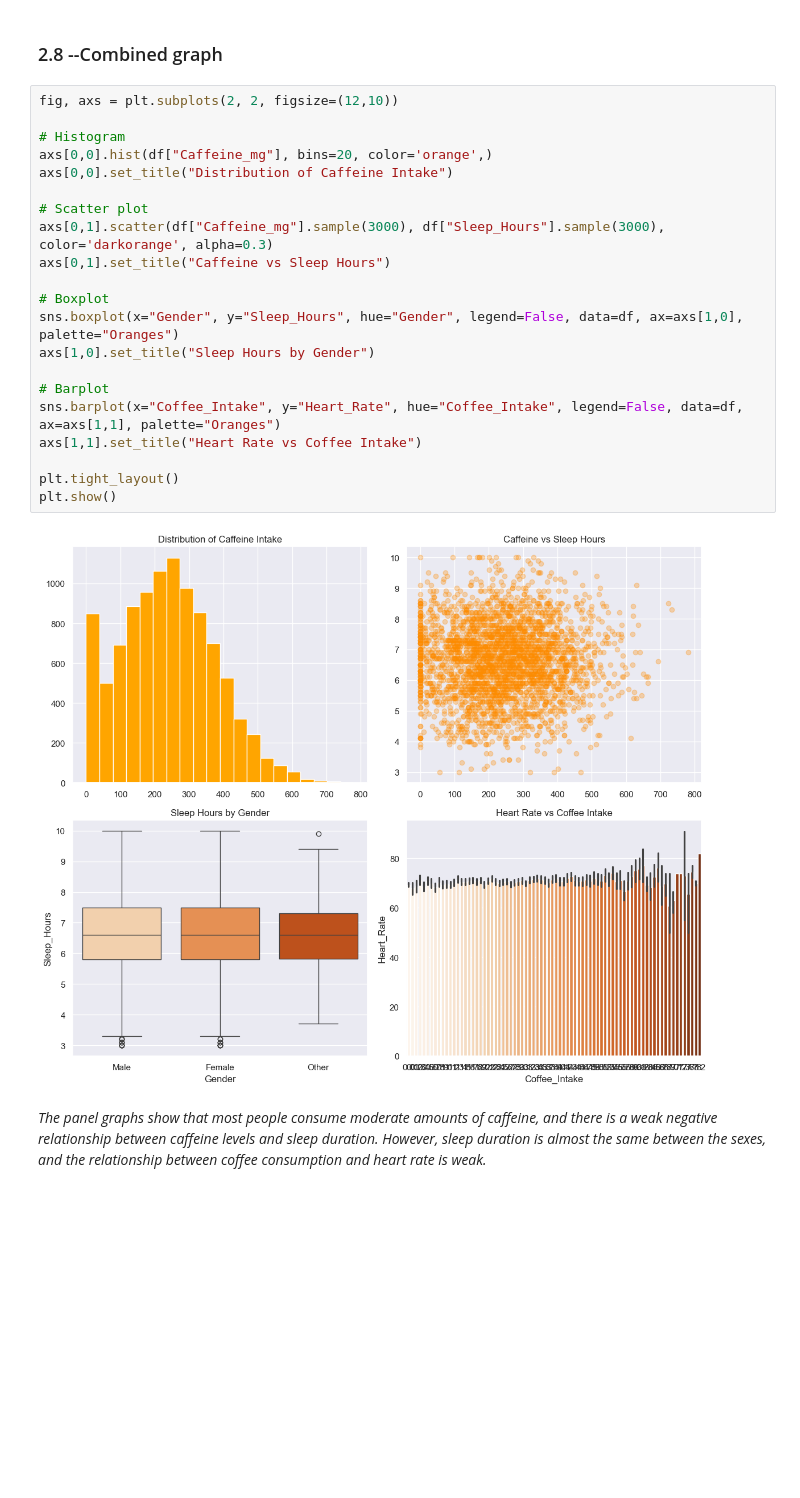
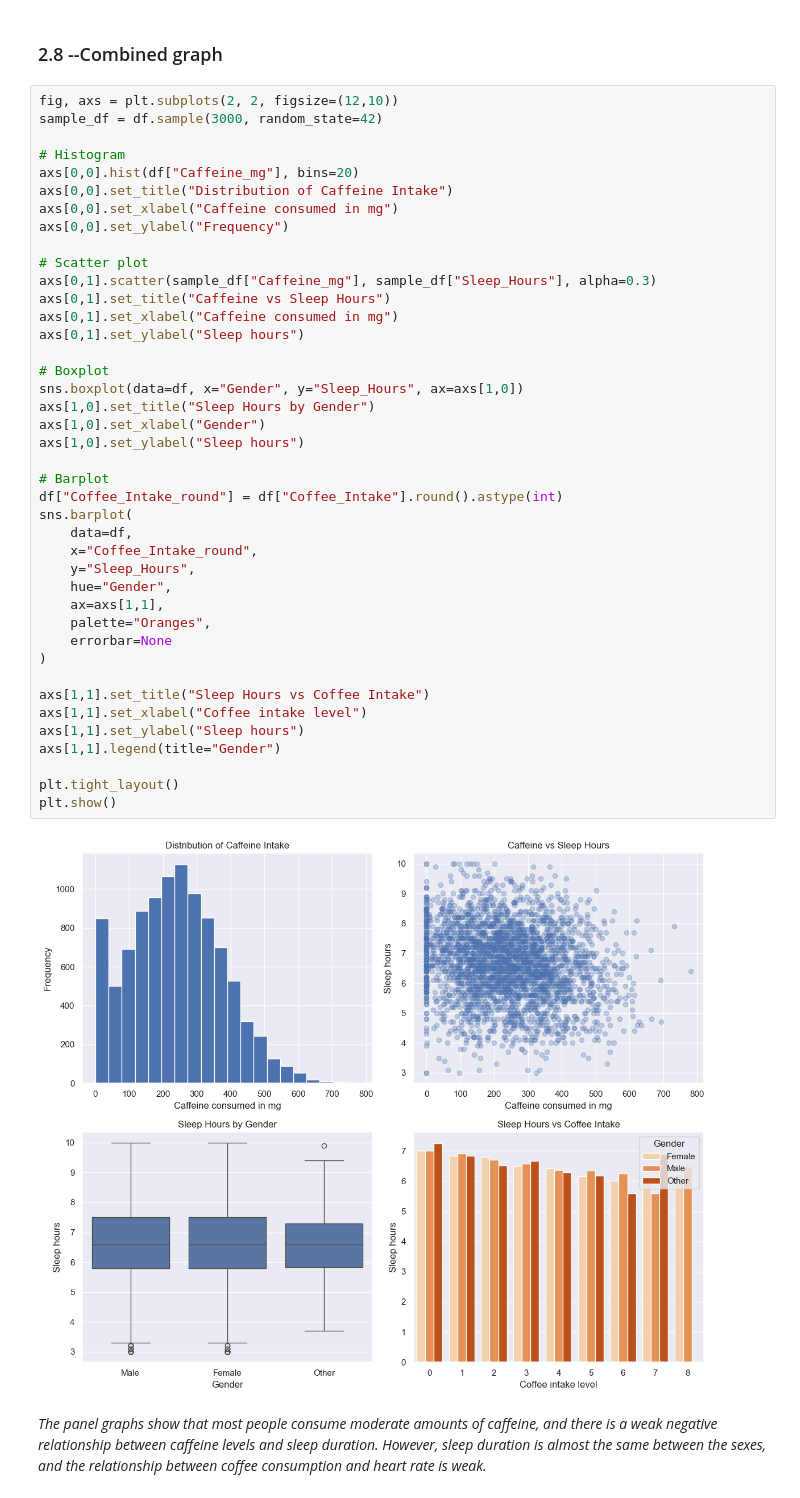
Before and after one commit to OnishchenkoDaria/data-processing-labs, a Jupyter notebook: lab_2/sample.ipynb, the cells around one changed output. Drawn from its saved outputs; the diff is of its cells as text; blank space fills up the shorter version.

Commit message:
refactor: changing 2.8 barplot visibility with rounding results

```diff
--- a/lab_2/sample.ipynb
+++ b/lab_2/sample.ipynb
@@ -283,26 +283,46 @@ _This matrix show us the correlation level, as we can observe the dependence in
 ### 2.8 --Combined graph
 # %%
 fig, axs = plt.subplots(2, 2, figsize=(12,10))
+sample_df = df.sample(3000, random_state=42)
 
 # Histogram
-axs[0,0].hist(df["Caffeine_mg"], bins=20, color='orange',)
+axs[0,0].hist(df["Caffeine_mg"], bins=20)
 axs[0,0].set_title("Distribution of Caffeine Intake")
+axs[0,0].set_xlabel("Caffeine consumed in mg")
+axs[0,0].set_ylabel("Frequency")
 
 # Scatter plot
-axs[0,1].scatter(df["Caffeine_mg"].sample(3000), df["Sleep_Hours"].sample(3000), color='darkorange', alpha=0.3)
+axs[0,1].scatter(sample_df["Caffeine_mg"], sample_df["Sleep_Hours"], alpha=0.3)
 axs[0,1].set_title("Caffeine vs Sleep Hours")
+axs[0,1].set_xlabel("Caffeine consumed in mg")
+axs[0,1].set_ylabel("Sleep hours")
 
 # Boxplot
-sns.boxplot(x="Gender", y="Sleep_Hours", hue="Gender", legend=False, data=df, ax=axs[1,0], palette="Oranges")
+sns.boxplot(data=df, x="Gender", y="Sleep_Hours", ax=axs[1,0])
 axs[1,0].set_title("Sleep Hours by Gender")
+axs[1,0].set_xlabel("Gender")
+axs[1,0].set_ylabel("Sleep hours")
 
 # Barplot
-sns.barplot(x="Coffee_Intake", y="Heart_Rate", hue="Coffee_Intake", legend=False, data=df, ax=axs[1,1], palette="Oranges")
-axs[1,1].set_title("Heart Rate vs Coffee Intake")
+df["Coffee_Intake_round"] = df["Coffee_Intake"].round().astype(int)
+sns.barplot(
+    data=df,
+    x="Coffee_Intake_round",
+    y="Sleep_Hours",
+    hue="Gender",
+    ax=axs[1,1],
+    palette="Oranges",
+    errorbar=None
+)
+
+axs[1,1].set_title("Sleep Hours vs Coffee Intake")
+axs[1,1].set_xlabel("Coffee intake level")
+axs[1,1].set_ylabel("Sleep hours")
+axs[1,1].legend(title="Gender")
 
 plt.tight_layout()
 plt.show()
 # %% [output]
-[figure, old version]
+[figure, new version]
 # %% [markdown]
 _The panel graphs show that most people consume moderate amounts of caffeine, and there is a weak negative relationship between caffeine levels and sleep duration. However, sleep duration is almost the same between the sexes, and the relationship between coffee consumption and heart rate is weak._
```
Also changed, not shown: parts of 1 cell of this notebook.
